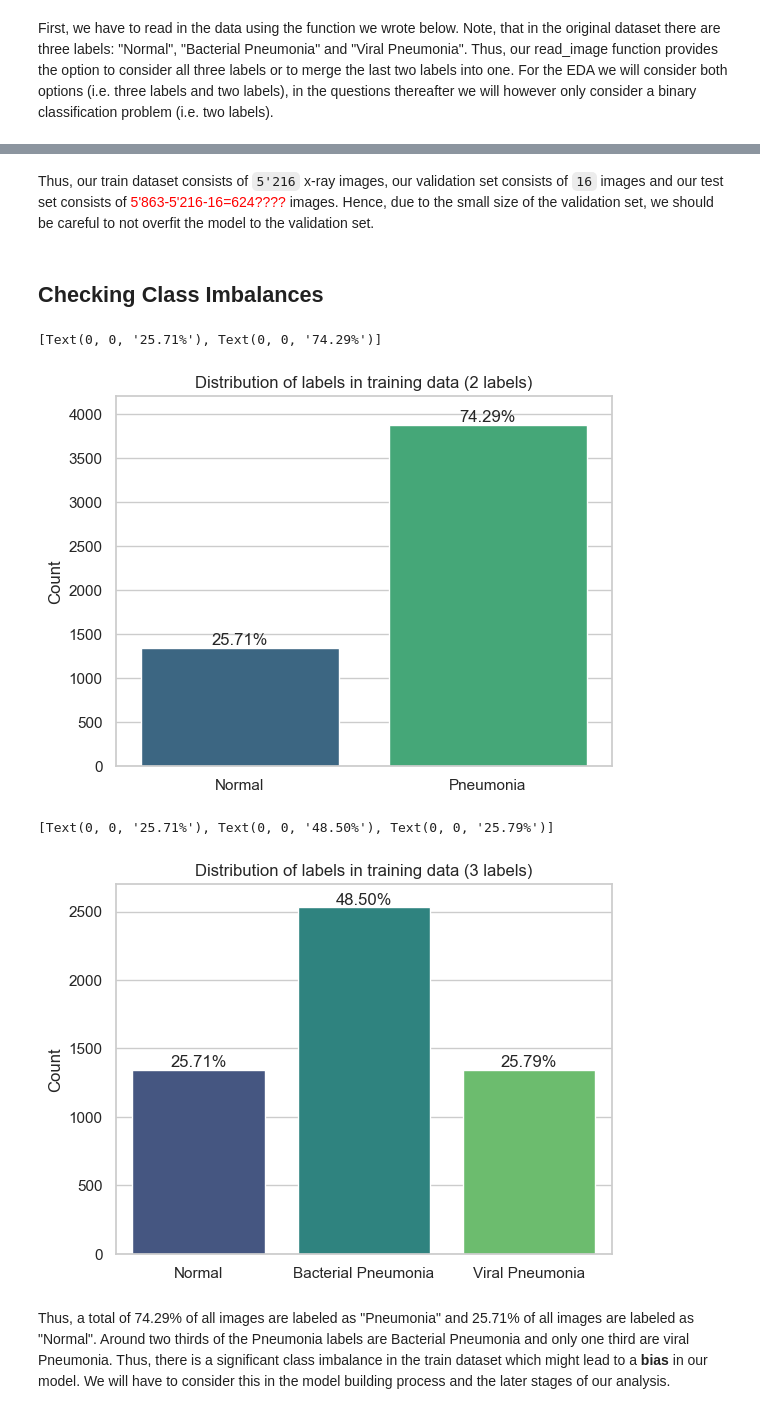
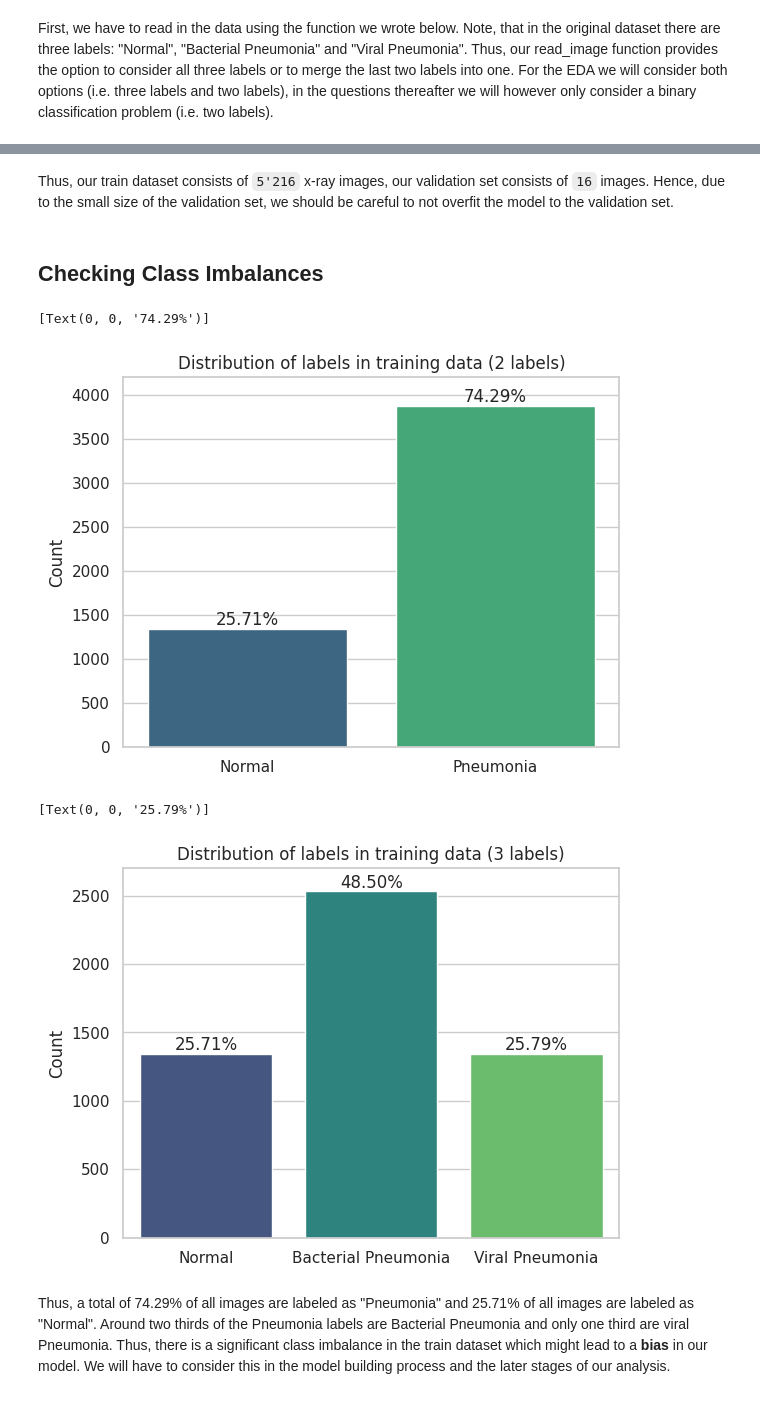
Before and after one commit to JHSchlegel/ML4Healthcare, a Jupyter notebook: project1/task2/EDA.ipynb, the cells around one changed output, grey strips where cells are left out. Saved outputs shown, nothing was run; the diff lists cells and outputs as text; code cells hidden in the pictures.

```diff
--- a/project1/task2/EDA.ipynb
+++ b/project1/task2/EDA.ipynb
@@ -57,7 +56,7 @@ def get_data(
 
             # read in images in grayscale foramt
             image_gray = cv2.imread(
-                os.path.join(folder_path, subfolder, file), cv2.IMREAD_GRAYSCALE
+                os.path.join(folder_path, subfolder, file)
             )
             # resize images to the same size
             image_resized = cv2.resize(image_gray, img_size)
@@ -106,6 +105,6 @@ Shape of val images: (16, 256, 256)
 Shape of val labels: (16,)
 # %% [markdown]
-Thus, our train dataset consists of `5'216` x-ray images, our validation set consists of `16` images and our test set consists of <span style="color: red;">  5'863-5'216-16=624???? </span> images.  Hence, due to the small size of the validation set, we should be careful to not overfit the model to the validation set.
+Thus, our train dataset consists of `5'216` x-ray images, our validation set consists of `16` images.  Hence, due to the small size of the validation set, we should be careful to not overfit the model to the validation set.
 # %% [markdown]
 ## Checking Class Imbalances
 # %%
@@ -116,20 +115,23 @@ plt.ylabel("Count")
 plt.ylim(0, 4200)
 # see https://stackoverflow.com/questions/76240680/how-do-i-add-a-percentage-to-a-countplot
 ax.bar_label(ax.containers[0], fmt=lambda x: f"{x/len(train_labels) * 100:.2f}%")
+ax.bar_label(ax.containers[1], fmt=lambda x: f"{x/len(train_labels) * 100:.2f}%")
 # %% [output]
-[Text(0, 0, '25.71%'), Text(0, 0, '74.29%')]
+[Text(0, 0, '74.29%')]
-[figure, old version]
+[figure, new version]
 # %%
 ax = sns.countplot(x=train_labels_all_types, palette="viridis")
 plt.title("Distribution of labels in training data (3 labels)")
 plt.xticks(ticks=[0, 1, 2], labels=["Normal", "Bacterial Pneumonia", "Viral Pneumonia"])
 plt.ylabel("Count")
 plt.ylim(0, 2700)
 # see https://stackoverflow.com/questions/76240680/how-do-i-add-a-percentage-to-a-countplot
 ax.bar_label(ax.containers[0], fmt=lambda x: f"{x/len(train_labels) * 100:.2f}%")
+ax.bar_label(ax.containers[1], fmt=lambda x: f"{x/len(train_labels) * 100:.2f}%")
+ax.bar_label(ax.containers[2], fmt=lambda x: f"{x/len(train_labels) * 100:.2f}%")
 # %% [output]
-[Text(0, 0, '25.71%'), Text(0, 0, '48.50%'), Text(0, 0, '25.79%')]
+[Text(0, 0, '25.79%')]
-[figure, old version]
+[figure, new version]
 # %% [markdown]
 Thus, a total of 74.29% of all images are labeled as "Pneumonia" and 25.71% of all images are labeled as "Normal". Around two thirds of the Pneumonia labels are Bacterial Pneumonia and only one third are viral Pneumonia. Thus, there is a significant class imbalance in the train dataset which might lead to a **bias** in our model. We will have to consider this in the model building process and the later stages of our analysis.
 # %% [markdown]
```
Also changed, not shown: parts of 11 cells of this notebook.
